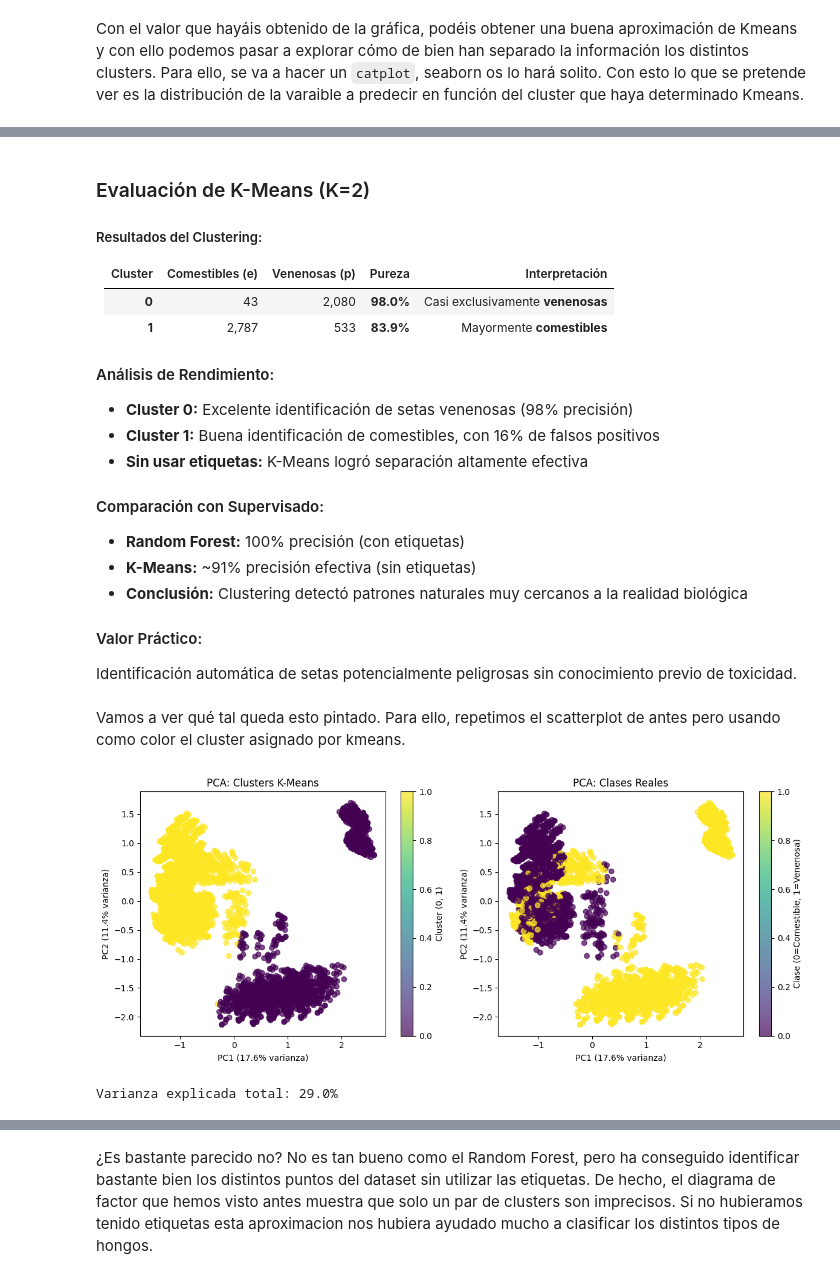
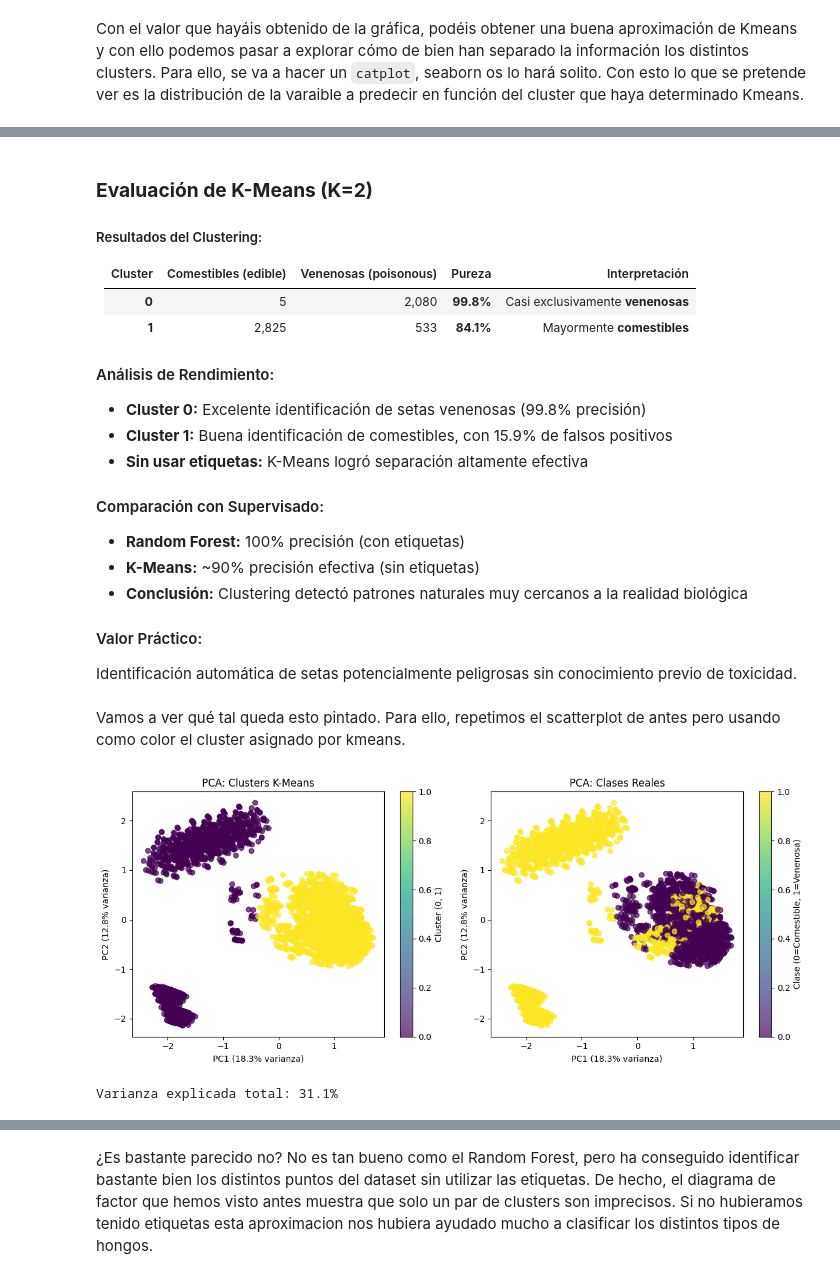
Before and after one commit to fintihlupik/Project-6-Mushrooms, a Jupyter notebook: notebooks/workshop-clustering-pca.ipynb, the cells around one changed output, grey strips where cells are left out. Drawn from its saved outputs; the diff is of its cells as text; code cells hidden in the pictures.

Commit message:
fix: fix some comments en dataset names

```diff
--- a/notebooks/workshop-clustering-pca.ipynb
+++ b/notebooks/workshop-clustering-pca.ipynb
@@ -24,7 +24,8 @@ from sklearn.decomposition import PCA
 ## **1. Leer conjunto de datos y primer vistazo**
 # %%
 # Cargamos el dataset de setas
-df = pd.read_csv('mushrooms.csv')
+df = pd.read_csv('../data/mushrooms.csv')
+#df = pd.read_csv('mushrooms.csv')
 
 # Visualizamos las primeras filas del dataframe
 df.head()
@@ -382,9 +392,10 @@ dtype: int64
 # Obtener un nuevo dataframe de dos columnas donde en la primera estén las features (features) y en la otra los valores únicos
 # asociados (n_values).
 unique_values_df = pd.DataFrame({
-    'features': df.columns,
-    'n_values': [df[col].nunique() for col in df.columns]
+    'features': df_decoded.columns,
+    'n_values': [df_decoded[col].nunique() for col in df_decoded.columns]
 })
+unique_values_df.sort_values(by='n_values', ascending=True, inplace=True)
 unique_values_df
 # %% [output]
 |  | features | n_values |
@@ -578,9 +589,9 @@ features_to_drop = unique_values_df[unique_values_df['n_values'] == 1]['features
 print(features_to_drop)
 
 # Eliminar la feature que no aporta información
-df_clean = df.drop(columns=features_to_drop)
-print(f"\nDataset original: {df.shape}")
-print(f"Dataset limpio: {df_clean.shape}")
+df_decoded_clean = df_decoded.drop(columns=features_to_drop)
+print(f"\nDataset original: {df_decoded.shape}")
+print(f"Dataset limpio: {df_decoded_clean.shape}")
 print(f"Features eliminadas: {features_to_drop}")
 # %% [output]
 Features con un solo valor único (no informativas):
@@ -629,8 +641,8 @@ En ring-number el one ~92.2%
 ## **7. Separar entre variables predictoras y variables a predecir**
 # %%
 # La variable que trata de predecir este conjunto de datos es 'poisonous'.
-y = df_clean['class']
-X = df_clean.drop(columns=['class'])
+y = df_decoded_clean['class']
+X = df_decoded_clean.drop(columns=['class'])
 
 print(f"Variable target (y): {y.shape}")
 print(f"Variables predictoras (X): {X.shape}")
@@ -935,20 +959,20 @@ Cluster 1: 84.0% pureza (mayoría: e)
 # %% [markdown]
-### Evaluación de K-Means (K=2)
+### **Evaluación de K-Means (K=2)**
 
 ##### Resultados del Clustering:
-| Cluster | Comestibles (e) | Venenosas (p) | Pureza | Interpretación |
-|---------|-----------------|---------------|---------|----------------|
-| **0**   | 43             | 2,080         | **98.0%** | Casi exclusivamente **venenosas** |
-| **1**   | 2,787          | 533           | **83.9%** | Mayormente **comestibles** |
+| Cluster | Comestibles (edible) | Venenosas (poisonous) | Pureza | Interpretación |
+|---------|---------------------|----------------------|---------|----------------|
+| **0**   | 5                  | 2,080                | **99.8%** | Casi exclusivamente **venenosas** |
+| **1**   | 2,825              | 533                  | **84.1%** | Mayormente **comestibles** |
 
 #### Análisis de Rendimiento:
-- **Cluster 0:** Excelente identificación de setas venenosas (98% precisión)
-- **Cluster 1:** Buena identificación de comestibles, con 16% de falsos positivos
+- **Cluster 0:** Excelente identificación de setas venenosas (99.8% precisión)
+- **Cluster 1:** Buena identificación de comestibles, con 15.9% de falsos positivos
 - **Sin usar etiquetas:** K-Means logró separación altamente efectiva
 
 #### Comparación con Supervisado:
 - **Random Forest:** 100% precisión (con etiquetas)
-- **K-Means:** ~91% precisión efectiva (sin etiquetas)
+- **K-Means:** ~90% precisión efectiva (sin etiquetas)
 - **Conclusión:** Clustering detectó patrones naturales muy cercanos a la realidad biológica
 
 #### Valor Práctico:
@@ -958,36 +982,35 @@ Vamos a ver qué tal queda esto pintado. Para ello, repetimos el scatterplot de
 # %%
 # Entrenar PCA para representar.
 pca = PCA(n_components=2)
 X_train_pca = pca.fit_transform(X_train)
 
-#Usar un color por cada cluster.
+# Usar un color por cada cluster.
 plt.figure(figsize=(12, 5))
 
 # Subplot 1: Coloreado por clusters K-means
 plt.subplot(1, 2, 1)
 scatter1 = plt.scatter(X_train_pca[:, 0], X_train_pca[:, 1],
-                     c=cluster_predictions, cmap='viridis', alpha=0.7)
+                      c=cluster_predictions, cmap='viridis', alpha=0.7)
 plt.xlabel(f'PC1 ({pca.explained_variance_ratio_[0]:.1%} varianza)')
 plt.ylabel(f'PC2 ({pca.explained_variance_ratio_[1]:.1%} varianza)')
 plt.title('PCA: Clusters K-Means')
 plt.colorbar(scatter1, label='Cluster (0, 1)')
 
 # Subplot 2: Coloreado por clases reales (para comparar)
 plt.subplot(1, 2, 2)
 scatter2 = plt.scatter(X_train_pca[:, 0], X_train_pca[:, 1],
-                     c=y_train.map({'e': 0, 'p': 1}), cmap='viridis', alpha=0.7)
+                      c=y_train.map({'edible': 0, 'poisonous': 1}), cmap='viridis', alpha=0.7)  # ✅ Mapeo correcto
 plt.xlabel(f'PC1 ({pca.explained_variance_ratio_[0]:.1%} varianza)')
 plt.ylabel(f'PC2 ({pca.explained_variance_ratio_[1]:.1%} varianza)')
 plt.title('PCA: Clases Reales')
 plt.colorbar(scatter2, label='Clase (0=Comestible, 1=Venenosa)')
 
 plt.tight_layout()
 plt.show()
-
 print(f'Varianza explicada total: {sum(pca.explained_variance_ratio_):.1%}')
 # %% [output]
-[figure, old version]
+[figure, new version]
-Varianza explicada total: 29.0%
+Varianza explicada total: 31.1%
 # %% [markdown]
 ### **Comparación Final: K-Means vs Clases Reales**
 
```
Also changed, not shown: parts of 17 cells of this notebook.
